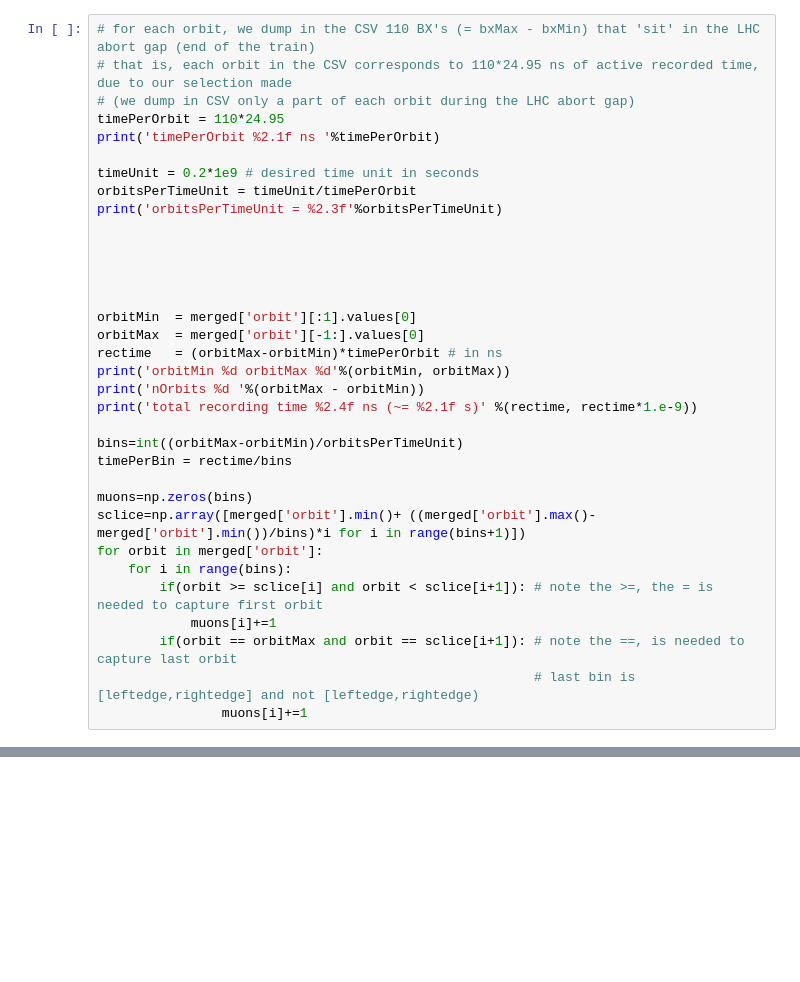
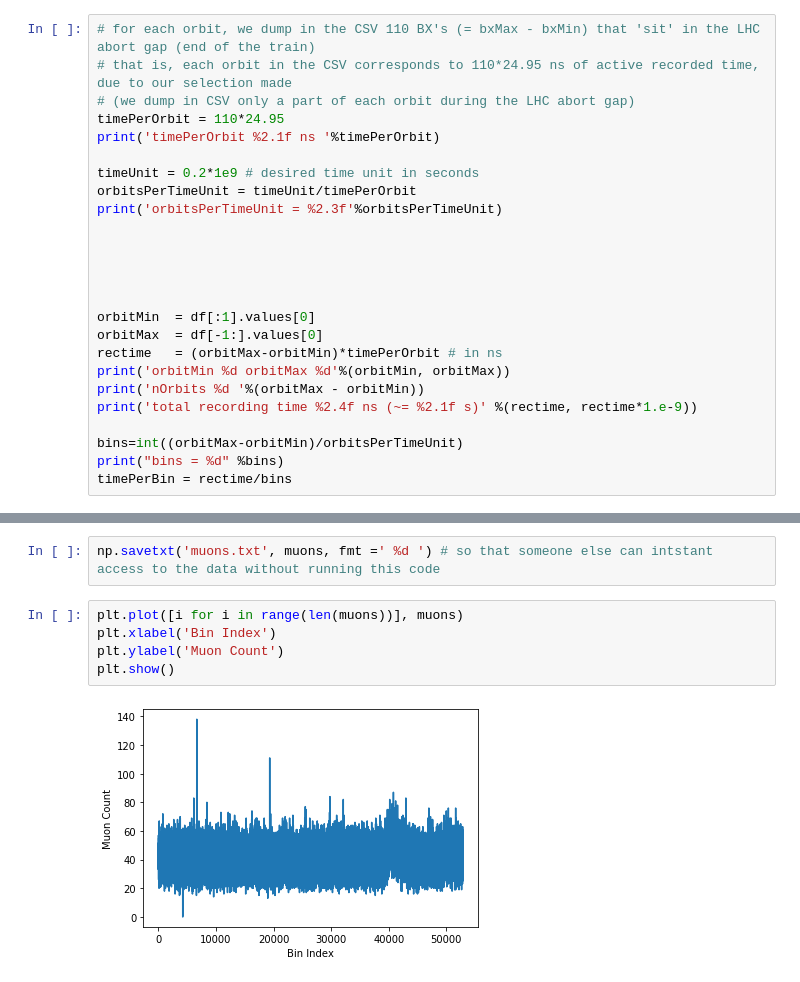
Before and after one commit to GeorgeAlex22/scout, a Jupyter notebook: Rates.ipynb, the cells around one changed output, grey strips where cells are left out. Drawn from its saved outputs; the diff is of its cells as text; blank space fills up the shorter version.

```diff
--- a/Rates.ipynb
+++ b/Rates.ipynb
@@ -112,25 +33,16 @@ print('orbitsPerTimeUnit = %2.3f'%orbitsPerTimeUnit)
 
 
 
-orbitMin  = merged['orbit'][:1].values[0]
-orbitMax  = merged['orbit'][-1:].values[0]
+orbitMin  = df[:1].values[0]
+orbitMax  = df[-1:].values[0]
 rectime   = (orbitMax-orbitMin)*timePerOrbit # in ns
 print('orbitMin %d orbitMax %d'%(orbitMin, orbitMax))
 print('nOrbits %d '%(orbitMax - orbitMin))
 print('total recording time %2.4f ns (~= %2.1f s)' %(rectime, rectime*1.e-9))
 
 bins=int((orbitMax-orbitMin)/orbitsPerTimeUnit)
+print("bins = %d" %bins)
 timePerBin = rectime/bins
-
-muons=np.zeros(bins)
-sclice=np.array([merged['orbit'].min()+ ((merged['orbit'].max()-merged['orbit'].min())/bins)*i for i in range(bins+1)])
-for orbit in merged['orbit']:
-    for i in range(bins):
-        if(orbit >= sclice[i] and orbit < sclice[i+1]): # note the >=, the = is needed to capture first orbit
-            muons[i]+=1
-        if(orbit == orbitMax and orbit == sclice[i+1]): # note the ==, is needed to capture last orbit
-                                                        # last bin is [leftedge,rightedge] and not [leftedge,rightedge)
-                muons[i]+=1
 # %% [output]
 timePerOrbit 2744.5 ns
 orbitsPerTimeUnit = 72873.019
@@ -139,0 +68,9 @@ total recording time 106615135913.0000 ns (~= 106.6 s)
+# %%
+np.savetxt('muons.txt', muons, fmt =' %d ') # so that someone else can intstant access to the data without running this code
+# %%
+plt.plot([i for i in range(len(muons))], muons)
+plt.xlabel('Bin Index')
+plt.ylabel('Muon Count')
+plt.show()
+# %% [output]
+[figure, added]
```
Also changed, not shown: parts of 16 cells of this notebook, 4 other files.
